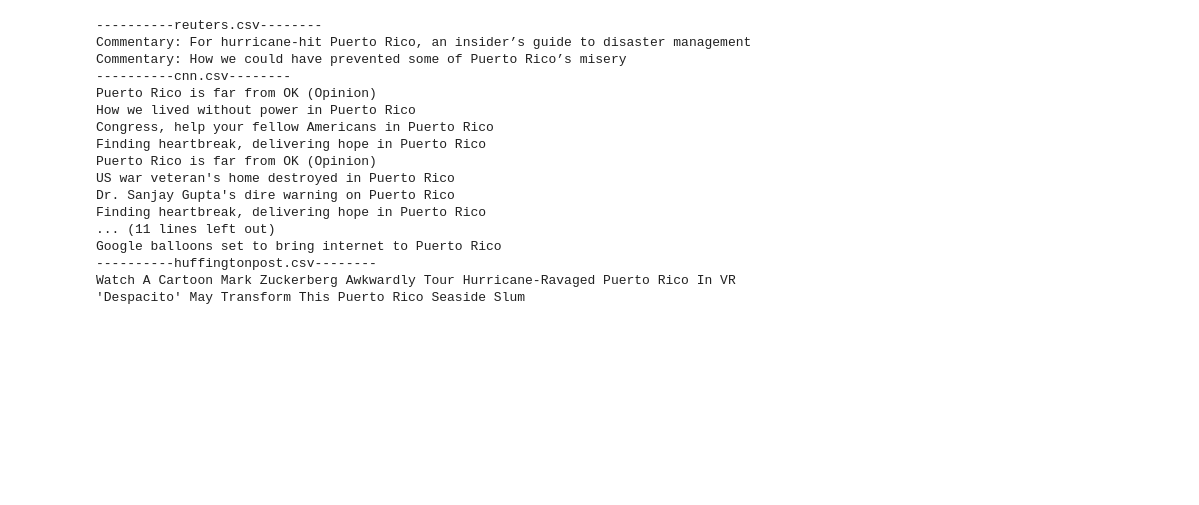
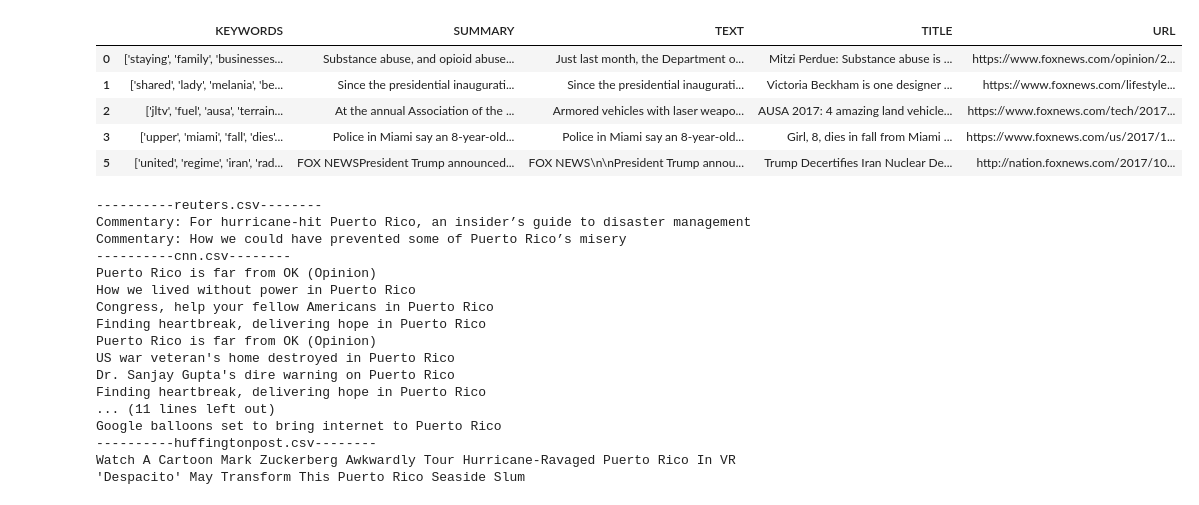
Before and after one commit to harishaaram/NewsOptimism, a Jupyter notebook: Sample_data_peek.ipynb, the cells around one changed output. Saved outputs shown, nothing was run; the diff lists cells and outputs as text; code cells hidden in the pictures; blank space fills up the shorter version.

```diff
--- a/Sample_data_peek.ipynb
+++ b/Sample_data_peek.ipynb
@@ -7,7 +7,18 @@ import matplotlib.pyplot as plt
 
 os.chdir('/home/harish/PycharmProjects/NewsOptimism/')
 df_reu = pd.read_csv('./dataset/Nov2017/csvdataset/10162017/foxnews.csv')
-df_reu = df.dropna(how='any')
+df_reu = df_reu.dropna(how='any')
+# %%
+df_reu.drop('Unnamed: 0',axis=1,inplace=True)
+# %%
+df_reu.head()
+# %% [output]
+|  | KEYWORDS | SUMMARY | TEXT | TITLE | URL |
+| 0 | ['staying', 'family', 'businesses... | Substance abuse, and opioid abuse... | Just last month, the Department o... | Mitzi Perdue: Substance abuse is ... | https://www.foxnews.com/opinion/2... |
+| 1 | ['shared', 'lady', 'melania', 'be... | Since the presidential inaugurati... | Since the presidential inaugurati... | Victoria Beckham is one designer ... | https://www.foxnews.com/lifestyle... |
+| 2 | ['jltv', 'fuel', 'ausa', 'terrain... | At the annual Association of the ... | Armored vehicles with laser weapo... | AUSA 2017: 4 amazing land vehicle... | https://www.foxnews.com/tech/2017... |
+| 3 | ['upper', 'miami', 'fall', 'dies'... | Police in Miami say an 8-year-old... | Police in Miami say an 8-year-old... | Girl, 8, dies in fall from Miami ... | https://www.foxnews.com/us/2017/1... |
+| 5 | ['united', 'regime', 'iran', 'rad... | FOX NEWSPresident Trump announced... | FOX NEWS\n\nPresident Trump annou... | Trump Decertifies Iran Nuclear De... | http://nation.foxnews.com/2017/10... |
 # %%
 word = 'Puerto Rico'
 for i in ['reuters.csv','cnn.csv', 'nytimes.csv', 'foxnews.csv', 'huffingtonpost.csv' ]:
```
